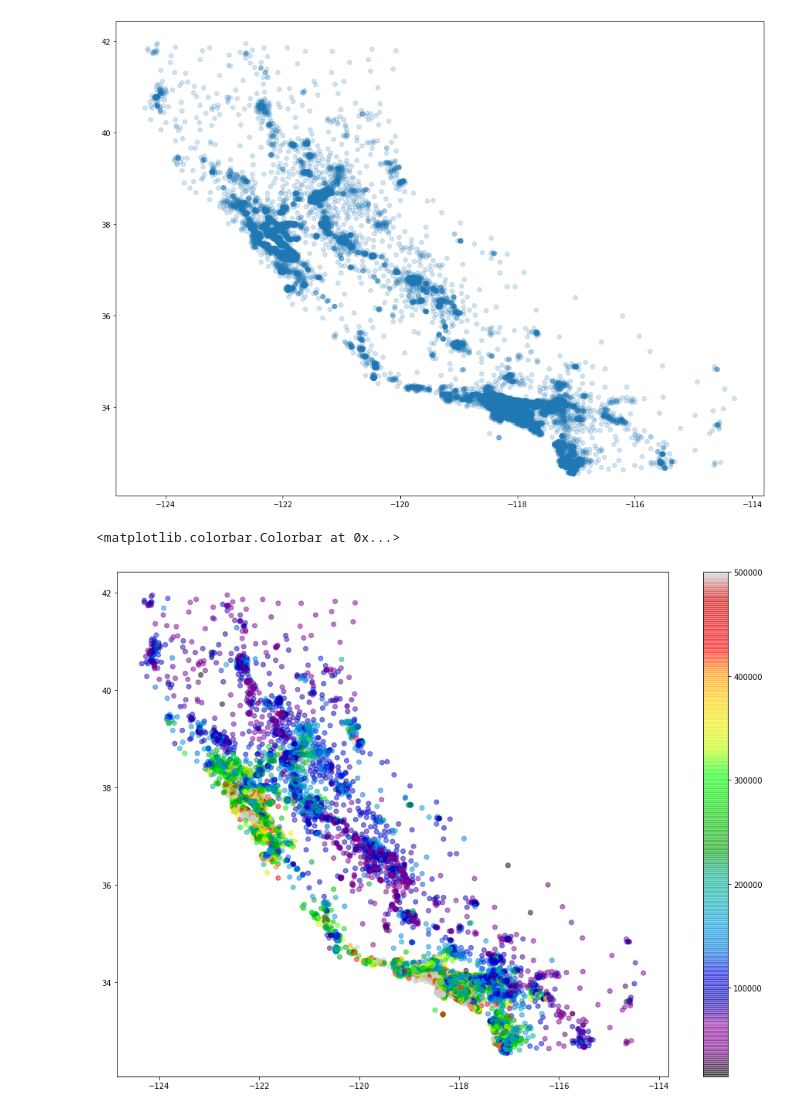
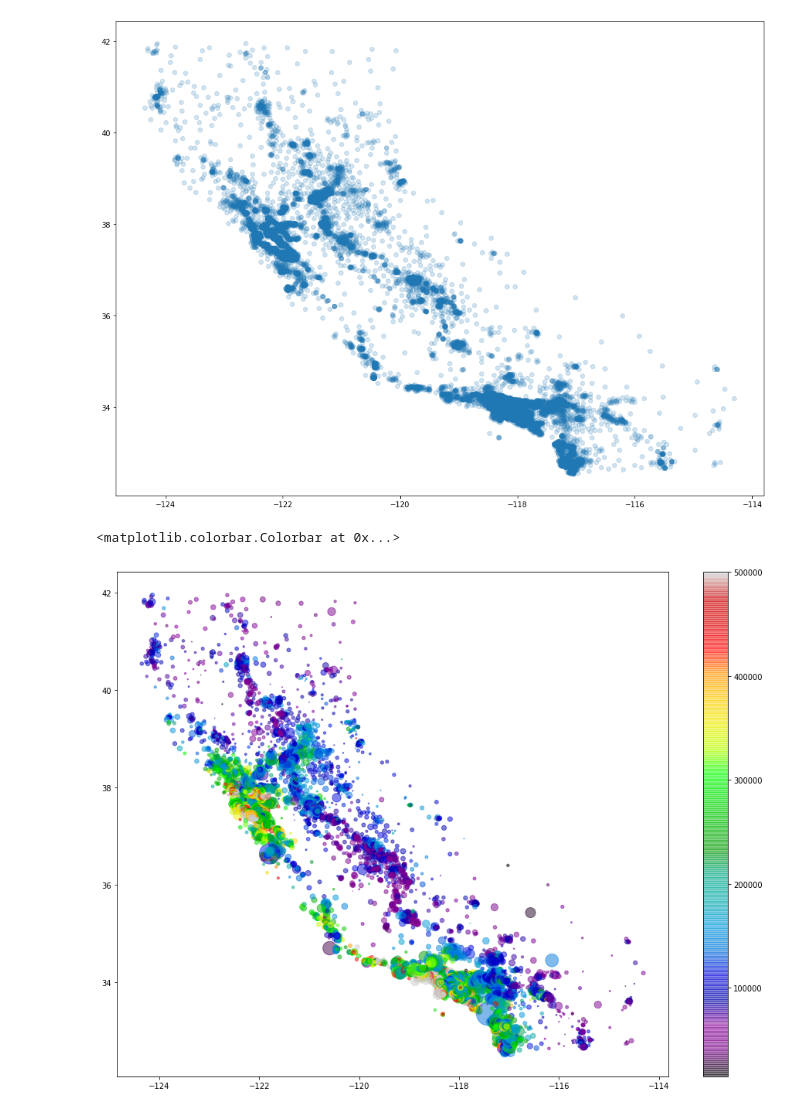
Before and after one commit to GARGI077/DataScience, a Jupyter notebook: E2E_Project.ipynb, the cells around one changed output. Drawn from its saved outputs; the diff is of its cells as text; code cells hidden in the pictures.

```diff
--- a/E2E_Project.ipynb
+++ b/E2E_Project.ipynb
@@ -153,11 +201,11 @@ plt.scatter(df['longitude'], df["latitude"], alpha=0.2)
 [figure]
 # %%
 plt.figure(figsize = (16,12))
-plt.scatter(df['longitude'], df["latitude"], c=df["median_house_value"], cmap ='nipy_spectral',alpha=0.5)
+plt.scatter(df['longitude'], df["latitude"], alpha = 0.5, c=df["median_house_value"], cmap='nipy_spectral', s = df["population"]/40)
 plt.colorbar()
 # %% [output]
 <matplotlib.colorbar.Colorbar at 0x...>
-[figure, old version]
+[figure, new version]
 # %%
 df.corr()
 # %% [output]
```
Also changed, not shown: parts of 92 cells of this notebook.
